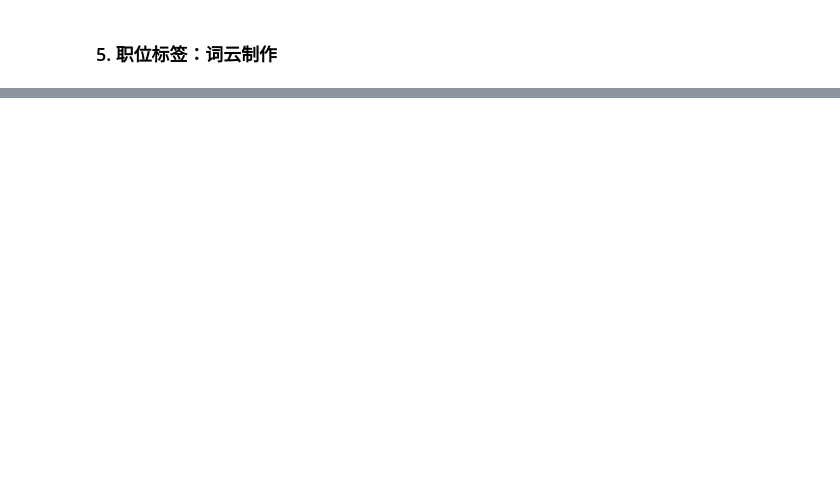
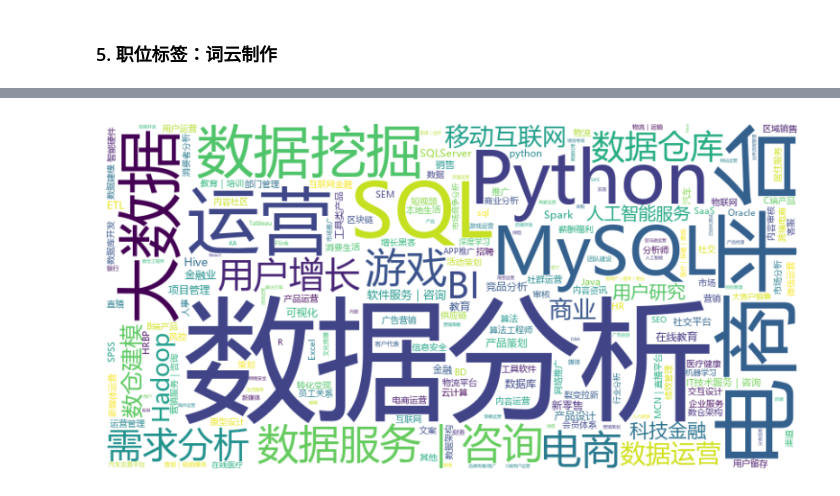
Before and after one commit to ScarboroughCoral/ai-notes, a Jupyter notebook: Python/homework4-pandas--李明岳-13682126/homework.ipynb, the cells around one changed output, grey strips where cells are left out. Cells and saved outputs as stored; diff of their text form; code cells hidden in the pictures; blank space fills up the shorter version.

```diff
--- a/Python/homework4-pandas--李明岳-13682126/homework.ipynb
+++ b/Python/homework4-pandas--李明岳-13682126/homework.ipynb
@@ -209,0 +224,17 @@ pdata.head()
+# %%
+freq = pdata['positionLables'].dropna().apply(ast.literal_eval).explode().value_counts()
+wordcloud = wc.WordCloud(
+    font_path='msyh.ttc',  # 中文字体路径（如微软雅黑）
+    width=800,
+    height=400,
+    background_color='white',
+    colormap='viridis'
+).generate_from_frequencies(freq)  # 直接传入词频字典
+
+# 显示词云
+plt.figure(figsize=(10, 5))
+plt.imshow(wordcloud, interpolation='bilinear')
+plt.axis('off')
+plt.show()
+# %% [output]
+[figure, added]
```
Also changed, not shown: parts of 8 cells of this notebook.
